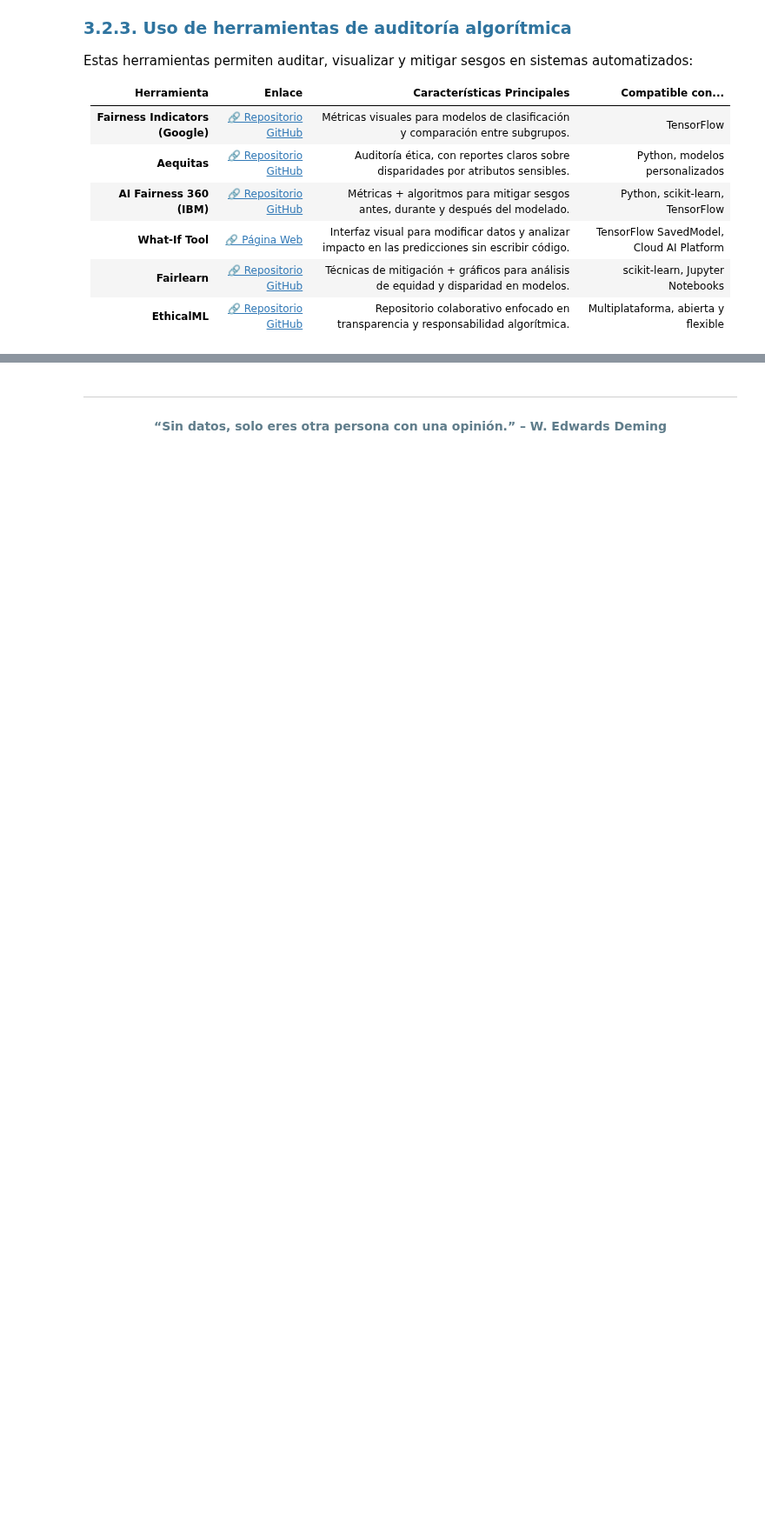
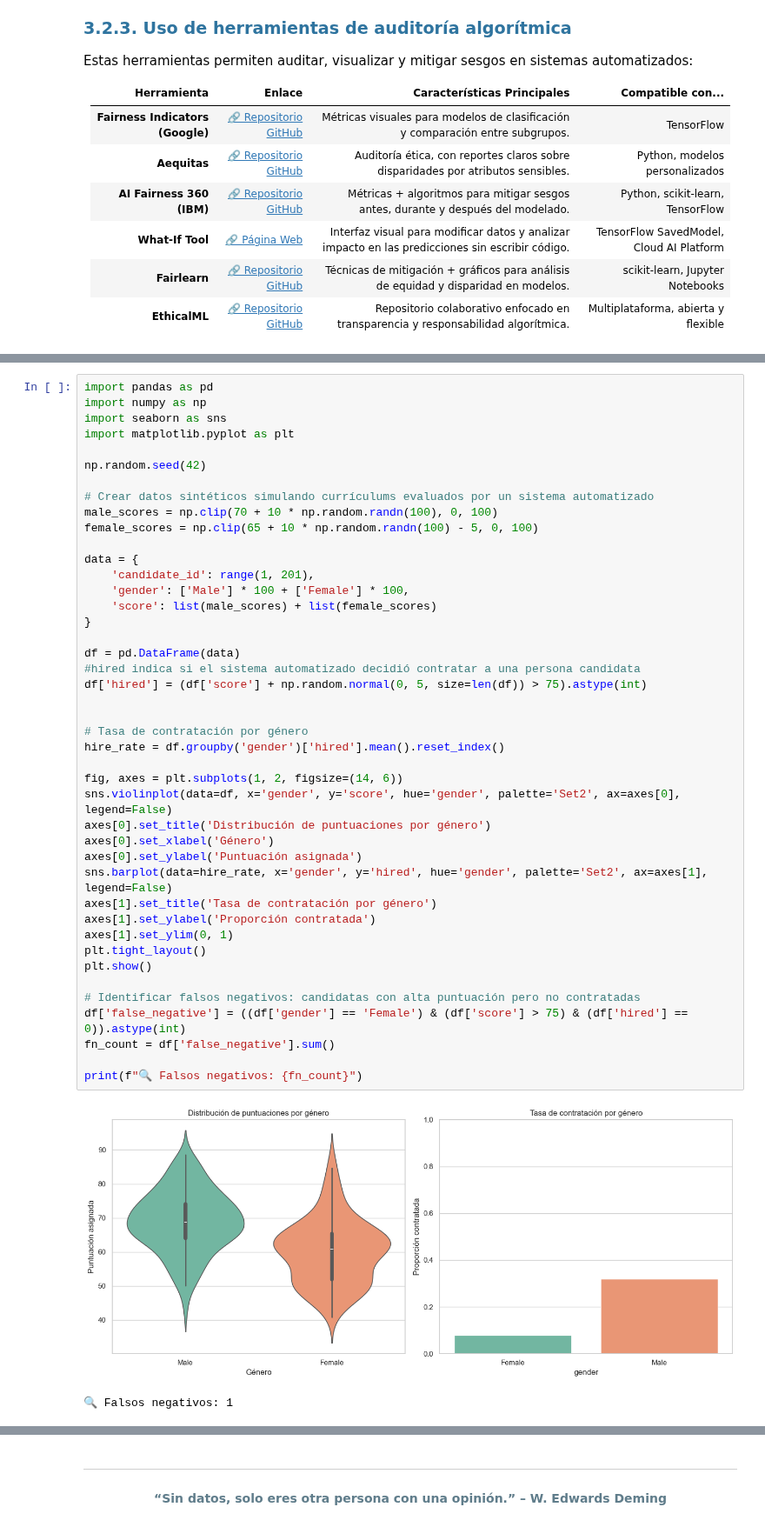
Before and after one commit to mariabda2/intro_data_2026, a Jupyter notebook: FCD_U1_Sesion1c_Etica_en_los_datos.ipynb, the cells around one changed output, grey strips where cells are left out. Shown at 87% size. Drawn from its saved outputs; the diff is of its cells as text; blank space fills up the shorter version.

```diff
--- a/FCD_U1_Sesion1c_Etica_en_los_datos.ipynb
+++ b/FCD_U1_Sesion1c_Etica_en_los_datos.ipynb
@@ -193,0 +313,46 @@ COMPAS es un algoritmo utilizado en EE. UU. para evaluar el riesgo de reincidenc
+# %%
+import pandas as pd
+import numpy as np
+import seaborn as sns
+import matplotlib.pyplot as plt
+
+np.random.seed(42)
+
+# Crear datos sintéticos simulando currículums evaluados por un sistema automatizado
+male_scores = np.clip(70 + 10 * np.random.randn(100), 0, 100)
+female_scores = np.clip(65 + 10 * np.random.randn(100) - 5, 0, 100)
+
+data = {
+    'candidate_id': range(1, 201),
+    'gender': ['Male'] * 100 + ['Female'] * 100,
+    'score': list(male_scores) + list(female_scores)
+}
+
+df = pd.DataFrame(data)
+#hired indica si el sistema automatizado decidió contratar a una persona candidata
+df['hired'] = (df['score'] + np.random.normal(0, 5, size=len(df)) > 75).astype(int)
+
+
+# Tasa de contratación por género
+hire_rate = df.groupby('gender')['hired'].mean().reset_index()
+
+fig, axes = plt.subplots(1, 2, figsize=(14, 6))
+sns.violinplot(data=df, x='gender', y='score', hue='gender', palette='Set2', ax=axes[0], legend=False)
+axes[0].set_title('Distribución de puntuaciones por género')
+axes[0].set_xlabel('Género')
+axes[0].set_ylabel('Puntuación asignada')
+sns.barplot(data=hire_rate, x='gender', y='hired', hue='gender', palette='Set2', ax=axes[1], legend=False)
+axes[1].set_title('Tasa de contratación por género')
+axes[1].set_ylabel('Proporción contratada')
+axes[1].set_ylim(0, 1)
+plt.tight_layout()
+plt.show()
+
+# Identificar falsos negativos: candidatas con alta puntuación pero no contratadas
+df['false_negative'] = ((df['gender'] == 'Female') & (df['score'] > 75) & (df['hired'] == 0)).astype(int)
+fn_count = df['false_negative'].sum()
+
+print(f"🔍 Falsos negativos: {fn_count}")
+# %% [output]
+[figure, added]
+🔍 Falsos negativos: 1
```
Also changed, not shown: parts of 14 cells of this notebook, 4 other files.
